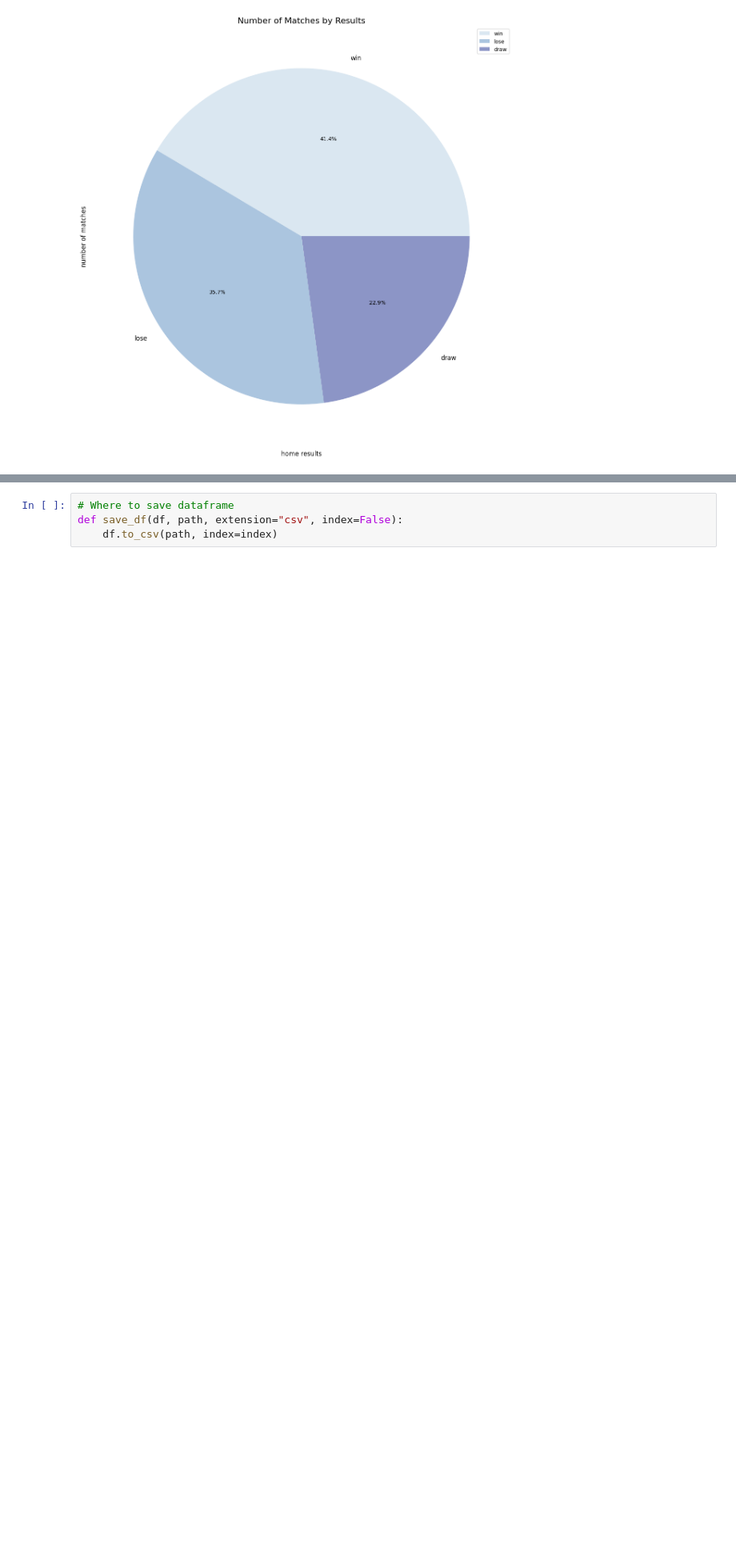
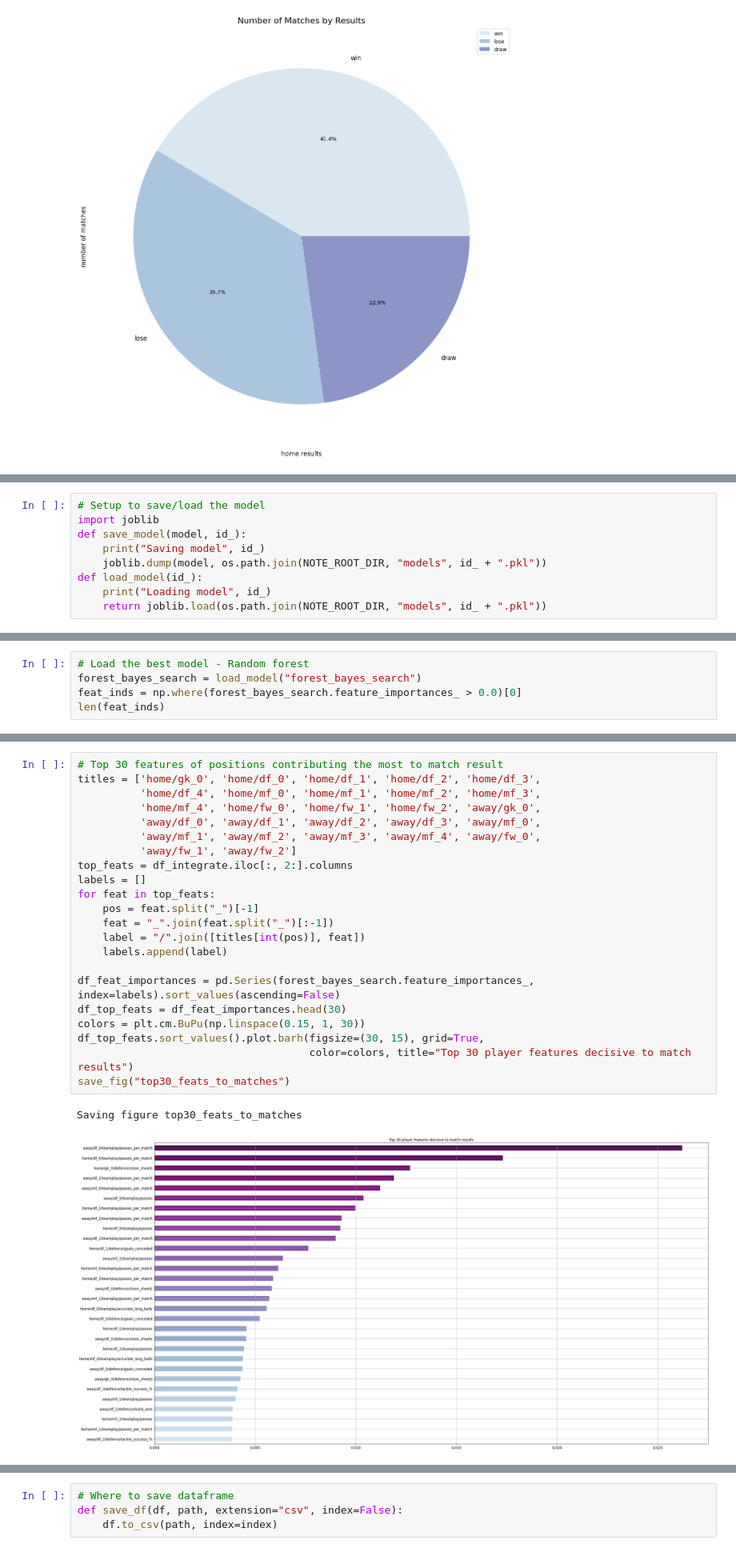
Before and after one commit to minhngt62/ds-epl-matches, a Jupyter notebook: notebooks/02_exploratory_data_analysis.ipynb, the cells around one changed output, grey strips where cells are left out. Shown at 80% size. Cells and saved outputs as stored; diff of their text form; blank space fills up the shorter version.

```diff
--- a/notebooks/02_exploratory_data_analysis.ipynb
+++ b/notebooks/02_exploratory_data_analysis.ipynb
@@ -397,0 +386,9 @@ Saving figure match_by_resutls
+# %%
+# Setup to save/load the model
+import joblib
+def save_model(model, id_):
+    print("Saving model", id_)
+    joblib.dump(model, os.path.join(NOTE_ROOT_DIR, "models", id_ + ".pkl"))
+def load_model(id_):
+    print("Loading model", id_)
+    return joblib.load(os.path.join(NOTE_ROOT_DIR, "models", id_ + ".pkl"))
@@ -397,0 +422,5 @@ Saving figure match_by_resutls
+# %%
+# Load the best model - Random forest
+forest_bayes_search = load_model("forest_bayes_search")
+feat_inds = np.where(forest_bayes_search.feature_importances_ > 0.0)[0]
+len(feat_inds)
@@ -397,0 +430,25 @@ Saving figure match_by_resutls
+# %%
+# Top 30 features of positions contributing the most to match result
+titles = ['home/gk_0', 'home/df_0', 'home/df_1', 'home/df_2', 'home/df_3',
+          'home/df_4', 'home/mf_0', 'home/mf_1', 'home/mf_2', 'home/mf_3',
+          'home/mf_4', 'home/fw_0', 'home/fw_1', 'home/fw_2', 'away/gk_0',
+          'away/df_0', 'away/df_1', 'away/df_2', 'away/df_3', 'away/mf_0',
+          'away/mf_1', 'away/mf_2', 'away/mf_3', 'away/mf_4', 'away/fw_0',
+          'away/fw_1', 'away/fw_2']
+top_feats = df_integrate.iloc[:, 2:].columns
+labels = []
+for feat in top_feats:
+    pos = feat.split("_")[-1]
+    feat = "_".join(feat.split("_")[:-1])
+    label = "/".join([titles[int(pos)], feat])
+    labels.append(label)
+
+df_feat_importances = pd.Series(forest_bayes_search.feature_importances_, index=labels).sort_values(ascending=False)
+df_top_feats = df_feat_importances.head(30)
+colors = plt.cm.BuPu(np.linspace(0.15, 1, 30))
+df_top_feats.sort_values().plot.barh(figsize=(30, 15), grid=True,
+                                     color=colors, title="Top 30 player features decisive to match results")
+save_fig("top30_feats_to_matches")
+# %% [output]
+Saving figure top30_feats_to_matches
+[figure, added]
```
Also changed, not shown: parts of 20 cells of this notebook, 6 other files.
